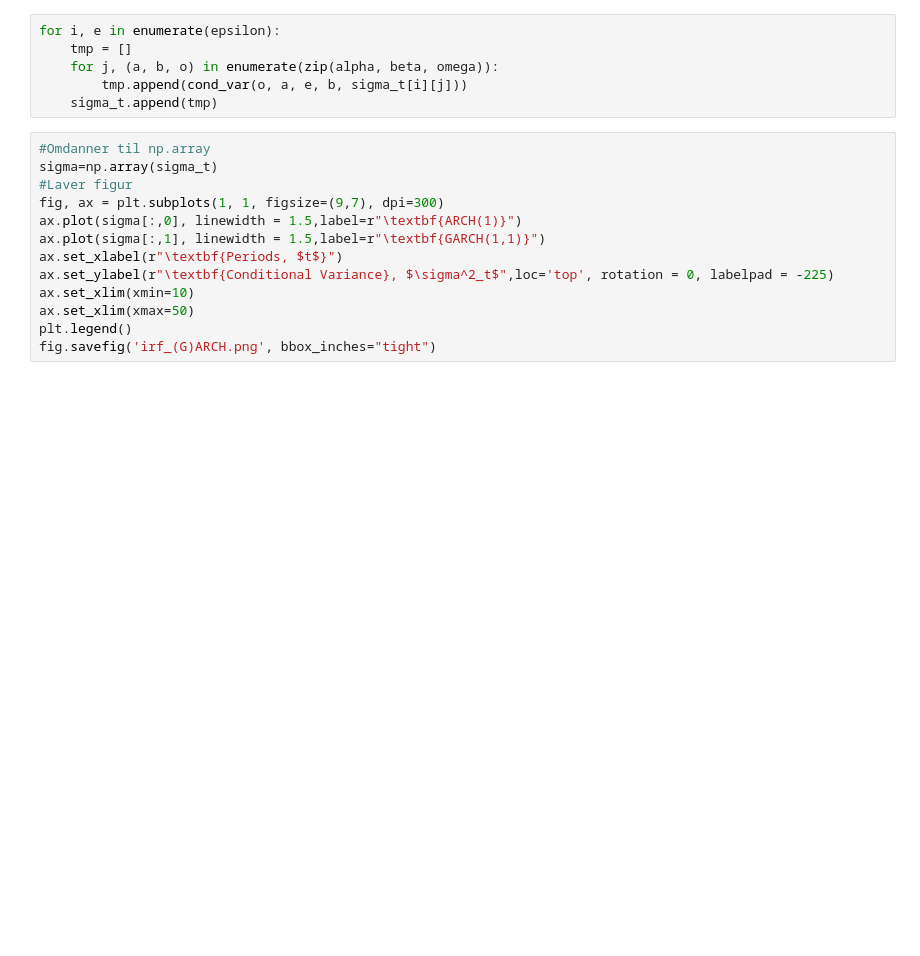
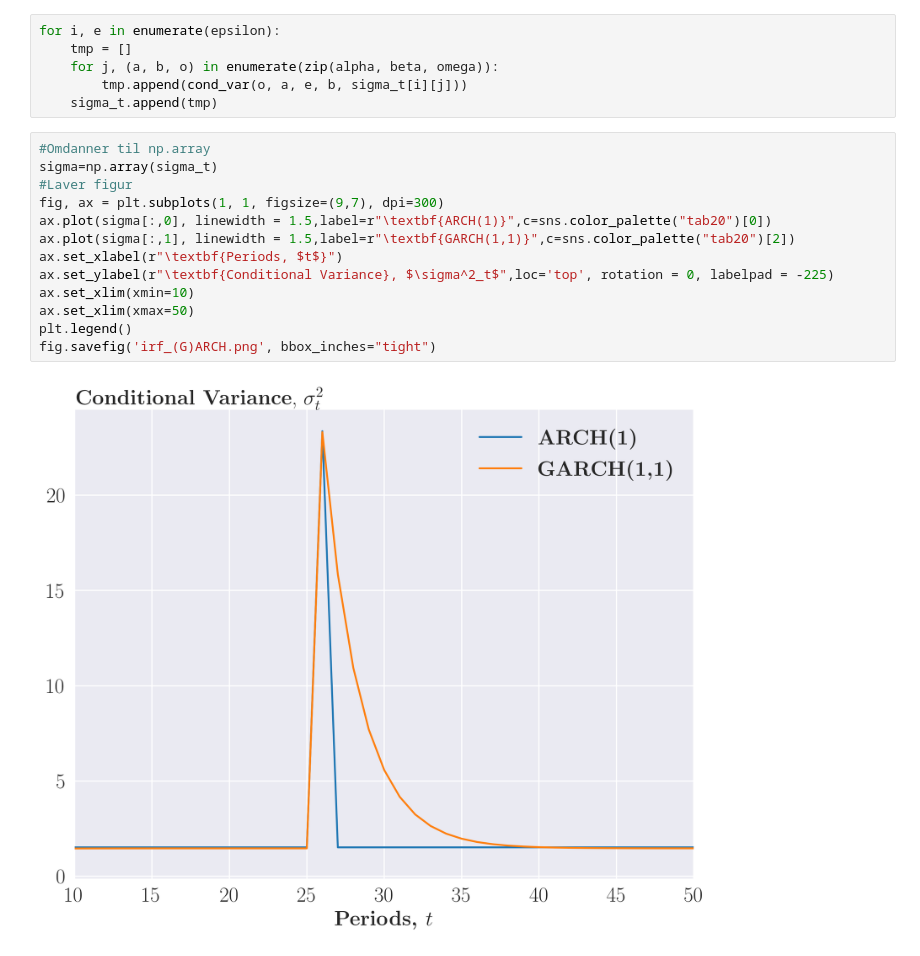
Before and after one commit to neriksen/thesis, a Jupyter notebook: irf_plot/irf_plot.ipynb, the cells around one changed output. Cells and saved outputs as stored; diff of their text form; blank space fills up the shorter version.

Commit message:
GARCH teori plot opdateret

```diff
--- a/irf_plot/irf_plot.ipynb
+++ b/irf_plot/irf_plot.ipynb
@@ -40,13 +40,15 @@ for i, e in enumerate(epsilon):
 # %%
 #Omdanner til np.array
 sigma=np.array(sigma_t)
 #Laver figur
 fig, ax = plt.subplots(1, 1, figsize=(9,7), dpi=300)
-ax.plot(sigma[:,0], linewidth = 1.5,label=r"\textbf{ARCH(1)}")
-ax.plot(sigma[:,1], linewidth = 1.5,label=r"\textbf{GARCH(1,1)}")
+ax.plot(sigma[:,0], linewidth = 1.5,label=r"\textbf{ARCH(1)}",c=sns.color_palette("tab20")[0])
+ax.plot(sigma[:,1], linewidth = 1.5,label=r"\textbf{GARCH(1,1)}",c=sns.color_palette("tab20")[2])
 ax.set_xlabel(r"\textbf{Periods, $t$}")
 ax.set_ylabel(r"\textbf{Conditional Variance}, $\sigma^2_t$",loc='top', rotation = 0, labelpad = -225)
 ax.set_xlim(xmin=10)
 ax.set_xlim(xmax=50)
 plt.legend()
 fig.savefig('irf_(G)ARCH.png', bbox_inches="tight")
+# %% [output]
+[figure, added]
```
Also changed, not shown: 8 other files.
